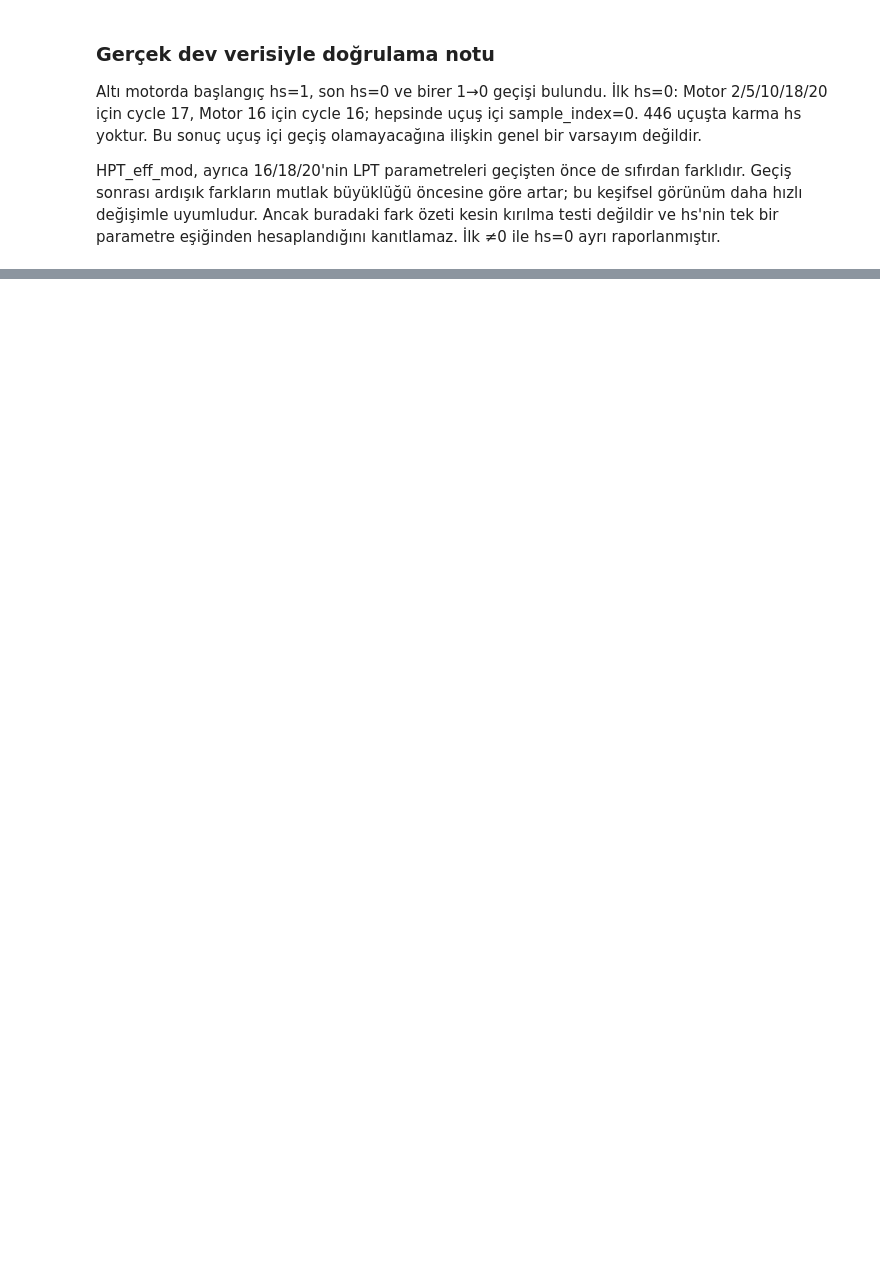
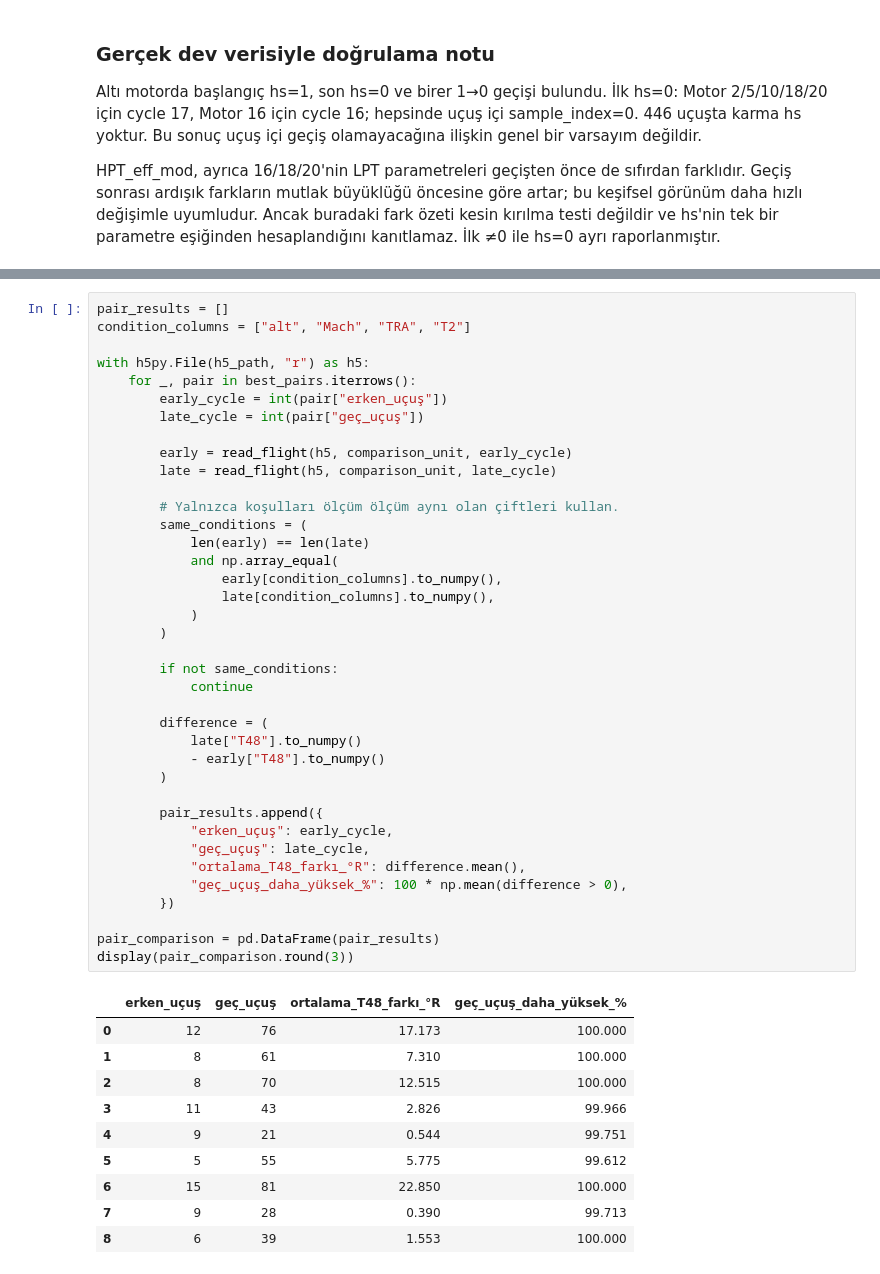
Before and after one commit to ilkinsoydas/End-to-End-PdM-Pipeline, a Jupyter notebook: n_cmapss/notebooks/04_DS02_Lifecycle_Degradation_Analysis.ipynb, the cells around one changed output, grey strips where cells are left out. Saved outputs shown, nothing was run; the diff lists cells and outputs as text; blank space fills up the shorter version.

```diff
--- a/n_cmapss/notebooks/04_DS02_Lifecycle_Degradation_Analysis.ipynb
+++ b/n_cmapss/notebooks/04_DS02_Lifecycle_Degradation_Analysis.ipynb
@@ -675,0 +967,49 @@ HPT_eff_mod, ayrıca 16/18/20'nin LPT parametreleri geçişten önce de sıfırd
+# %%
+pair_results = []
+condition_columns = ["alt", "Mach", "TRA", "T2"]
+
+with h5py.File(h5_path, "r") as h5:
+    for _, pair in best_pairs.iterrows():
+        early_cycle = int(pair["erken_uçuş"])
+        late_cycle = int(pair["geç_uçuş"])
+
+        early = read_flight(h5, comparison_unit, early_cycle)
+        late = read_flight(h5, comparison_unit, late_cycle)
+
+        # Yalnızca koşulları ölçüm ölçüm aynı olan çiftleri kullan.
+        same_conditions = (
+            len(early) == len(late)
+            and np.array_equal(
+                early[condition_columns].to_numpy(),
+                late[condition_columns].to_numpy(),
+            )
+        )
+
+        if not same_conditions:
+            continue
+
+        difference = (
+            late["T48"].to_numpy()
+            - early["T48"].to_numpy()
+        )
+
+        pair_results.append({
+            "erken_uçuş": early_cycle,
+            "geç_uçuş": late_cycle,
+            "ortalama_T48_farkı_°R": difference.mean(),
+            "geç_uçuş_daha_yüksek_%": 100 * np.mean(difference > 0),
+        })
+
+pair_comparison = pd.DataFrame(pair_results)
+display(pair_comparison.round(3))
+# %% [output]
+|  | erken_uçuş | geç_uçuş | ortalama_T48_farkı_°R | geç_uçuş_daha_yüksek_% |
+| 0 | 12 | 76 | 17.173 | 100.000 |
+| 1 | 8 | 61 | 7.310 | 100.000 |
+| 2 | 8 | 70 | 12.515 | 100.000 |
+| 3 | 11 | 43 | 2.826 | 99.966 |
+| 4 | 9 | 21 | 0.544 | 99.751 |
+| 5 | 5 | 55 | 5.775 | 99.612 |
+| 6 | 15 | 81 | 22.850 | 100.000 |
+| 7 | 9 | 28 | 0.390 | 99.713 |
+| 8 | 6 | 39 | 1.553 | 100.000 |
```
Also changed, not shown: parts of 29 cells of this notebook.
